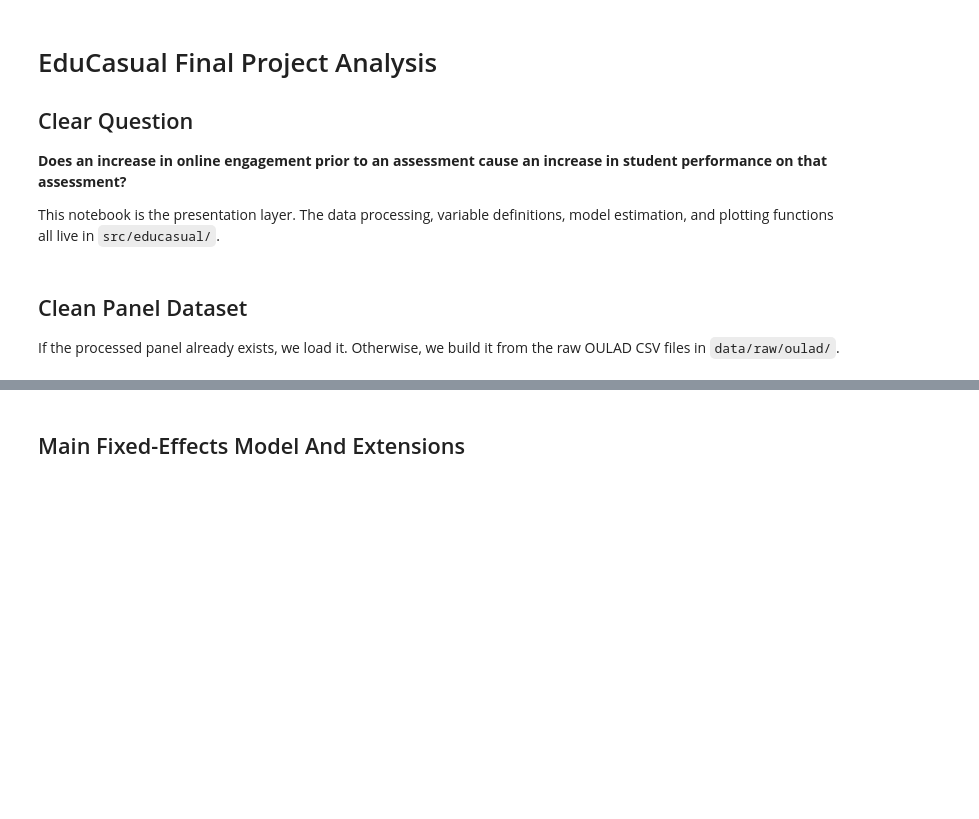
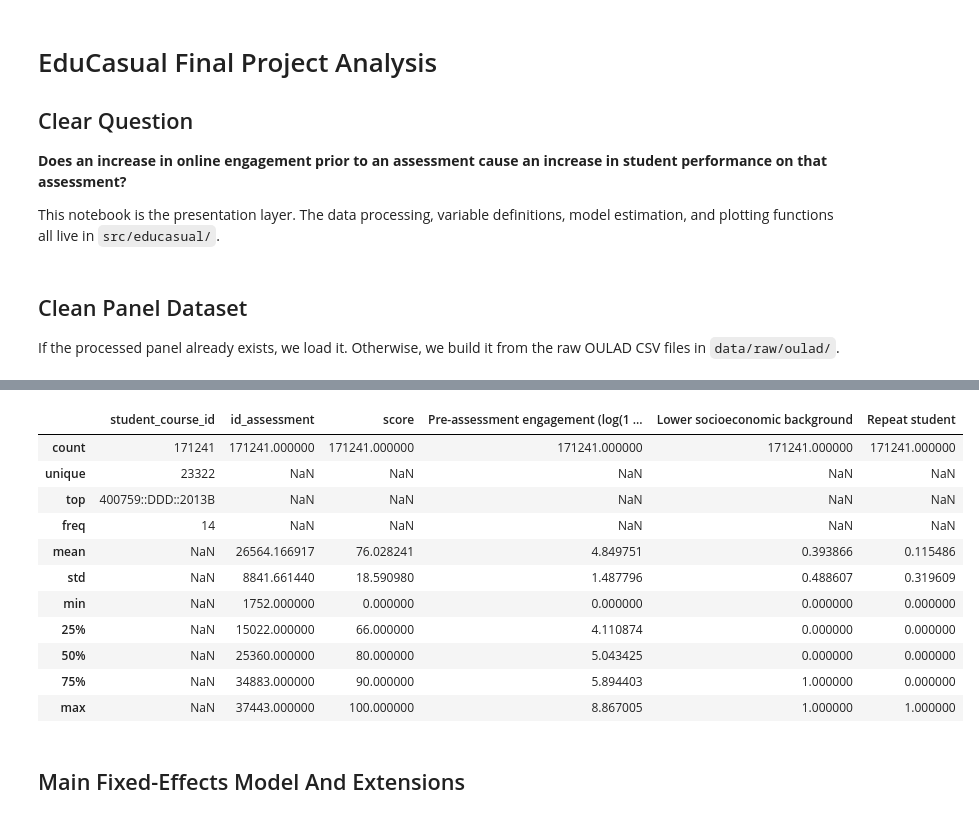
Before and after one commit to JayWu0512/EduCasual, a Jupyter notebook: notebooks/01_main_analysis.ipynb, the cells around one changed output, grey strips where cells are left out. Drawn from its saved outputs; the diff is of its cells as text; code cells hidden in the pictures; blank space fills up the shorter version.

```diff
--- a/notebooks/01_main_analysis.ipynb
+++ b/notebooks/01_main_analysis.ipynb
@@ -48,9 +56,35 @@ panel.head()
 # %%
-panel.rename(columns={
-    "log_clicks_28d": pretty_variable_name("log_clicks_28d"),
-    "is_low_ses": pretty_variable_name("is_low_ses"),
-    "is_repeat_student": pretty_variable_name("is_repeat_student"),
-})[["student_course_id", "id_assessment", "score", pretty_variable_name("log_clicks_28d"), pretty_variable_name("is_low_ses"), pretty_variable_name("is_repeat_student")]].describe(include="all")
+panel.rename(
+    columns={
+        "log_clicks_28d": pretty_variable_name("log_clicks_28d"),
+        "is_low_ses": pretty_variable_name("is_low_ses"),
+        "is_repeat_student": pretty_variable_name("is_repeat_student"),
+    }
+)[
+    [
+        "student_course_id",
+        "id_assessment",
+        "score",
+        pretty_variable_name("log_clicks_28d"),
+        pretty_variable_name("is_low_ses"),
+        pretty_variable_name("is_repeat_student"),
+    ]
+].describe(
+    include="all"
+)
+# %% [output]
+|  | student_course_id | id_assessment | score | Pre-assessment engagement (log(1 ... | Lower socioeconomic background | Repeat student |
+| count | 171241 | 171241.000000 | 171241.000000 | 171241.000000 | 171241.000000 | 171241.000000 |
+| unique | 23322 | NaN | NaN | NaN | NaN | NaN |
+| top | 400759::DDD::2013B | NaN | NaN | NaN | NaN | NaN |
+| freq | 14 | NaN | NaN | NaN | NaN | NaN |
+| mean | NaN | 26564.166917 | 76.028241 | 4.849751 | 0.393866 | 0.115486 |
+| std | NaN | 8841.661440 | 18.590980 | 1.487796 | 0.488607 | 0.319609 |
+| min | NaN | 1752.000000 | 0.000000 | 0.000000 | 0.000000 | 0.000000 |
+| 25% | NaN | 15022.000000 | 66.000000 | 4.110874 | 0.000000 | 0.000000 |
+| 50% | NaN | 25360.000000 | 80.000000 | 5.043425 | 0.000000 | 0.000000 |
+| 75% | NaN | 34883.000000 | 90.000000 | 5.894403 | 1.000000 | 0.000000 |
+| max | NaN | 37443.000000 | 100.000000 | 8.867005 | 1.000000 | 1.000000 |
 # %% [markdown]
 ## Main Fixed-Effects Model And Extensions
 # %%
```
Also changed, not shown: parts of 3 cells of this notebook.
